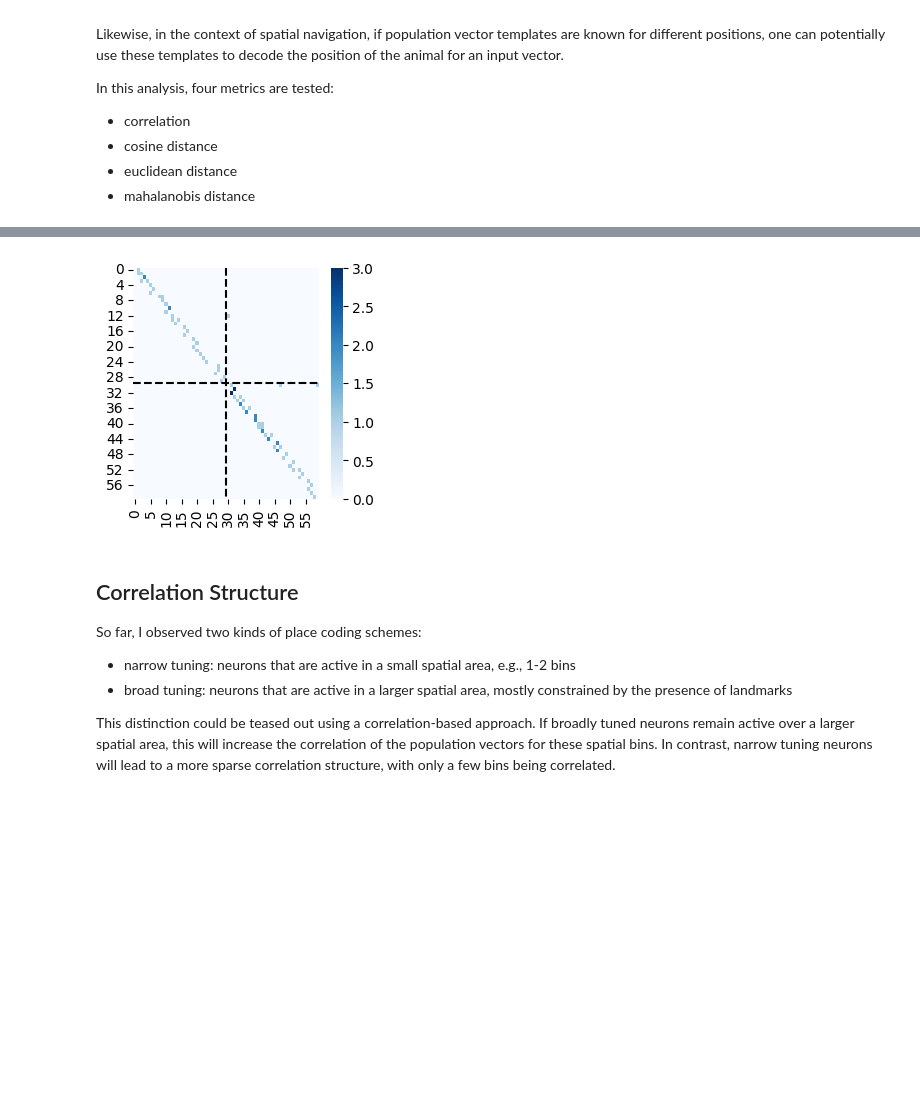
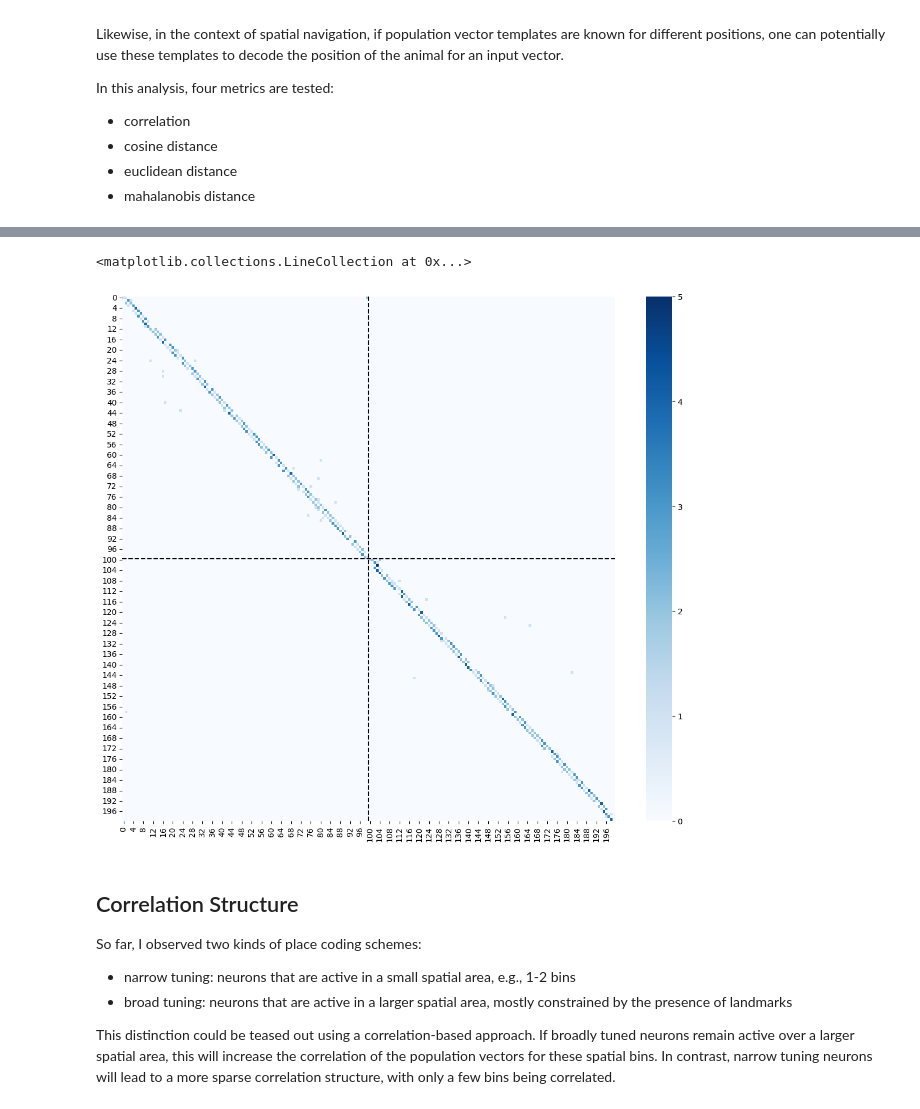
Before and after one commit to Anneser/SpatialInformation, a Jupyter notebook: scripts/03_LocationDecoding.ipynb, the cells around one changed output, grey strips where cells are left out. Saved outputs shown, nothing was run; the diff lists cells and outputs as text; code cells hidden in the pictures; blank space fills up the shorter version.

```diff
--- a/scripts/03_LocationDecoding.ipynb
+++ b/scripts/03_LocationDecoding.ipynb
@@ -73,7 +70,7 @@ https://www.geeksforgeeks.org/information-gain-and-mutual-information-for-machin
 # %%
 # for acquisitions after 2025/07, run this box:
 
-dff, bh = si.load_data(Path('..\\data\\processed_datasets\\20250828_1300_DcRight\\'))
+dff, bh = si.load_data(Path('..\\data\\processed_datasets\\20251030_Dc_1\\'))
 
 bh.columns = ['timestamp', 'trial', 'trial index', 'X', 'Y', 'velocity',
        'tail tracking framecount']
@@ -81,7 +78,7 @@ bh.columns = ['timestamp', 'trial', 'trial index', 'X', 'Y', 'velocity',
 #dff = dff[0:38000]
 #bh = bh[0:38000]
 
-results_df = si.trials_over_time(dff, bh, n_bins=30) # 30
+results_df = si.trials_over_time(dff, bh, n_bins=100) # 30
 
 X, (y_bins, y_corridors) = si.format_for_ann(results_df)
 # %% [output]
@@ -687,8 +701,8 @@ In this analysis, four metrics are tested:
 - mahalanobis distance
 # %%
 # prepare data and create templates
-dff_clean, bh_clean = dc.clean_data(dff.to_numpy(), bh.to_numpy())
-features, bin_values, _ = dc.create_templates(dff_clean, bh_clean)
+#dff_clean, bh_clean = dc.clean_data(dff.to_numpy(), bh.to_numpy())
+features, bin_values, _ = dc.create_templates(np.array(dff), np.array(bh[["X", "Y", "trial", "timestamp"]]), n_bins=100)
 # Split the data
 X_train, X_test, y_train, y_test = train_test_split(
     features, bin_values, test_size=0.1, random_state=42,stratify=bin_values)
@@ -719,12 +742,13 @@ for i in range(3):
 # %%
-fig, ax = plt.subplots(1,1, figsize=(3,3))
+fig, ax = plt.subplots(1,1, figsize=(14,12))
 
 sns.heatmap(confmatrix_dict["cosine"], fmt="d", cmap="Blues")
-plt.hlines(30, 0, 60, linestyles="dashed", colors="k")
-plt.vlines(30, 0, 60, linestyles="dashed", colors="k")
-plt.savefig("cosine_distance.svg")
+plt.hlines(100, 0, 200, linestyles="dashed", colors="k")
+plt.vlines(100, 0, 200, linestyles="dashed", colors="k")
+#plt.savefig("cosine_distance.svg")
 # %% [output]
+<matplotlib.collections.LineCollection at 0x...>
-[figure, old version]
+[figure, new version]
 # %% [markdown]
 ## Correlation Structure
 So far, I observed two kinds of place coding schemes:
```
Also changed, not shown: parts of 20 cells of this notebook, 4 other files.
